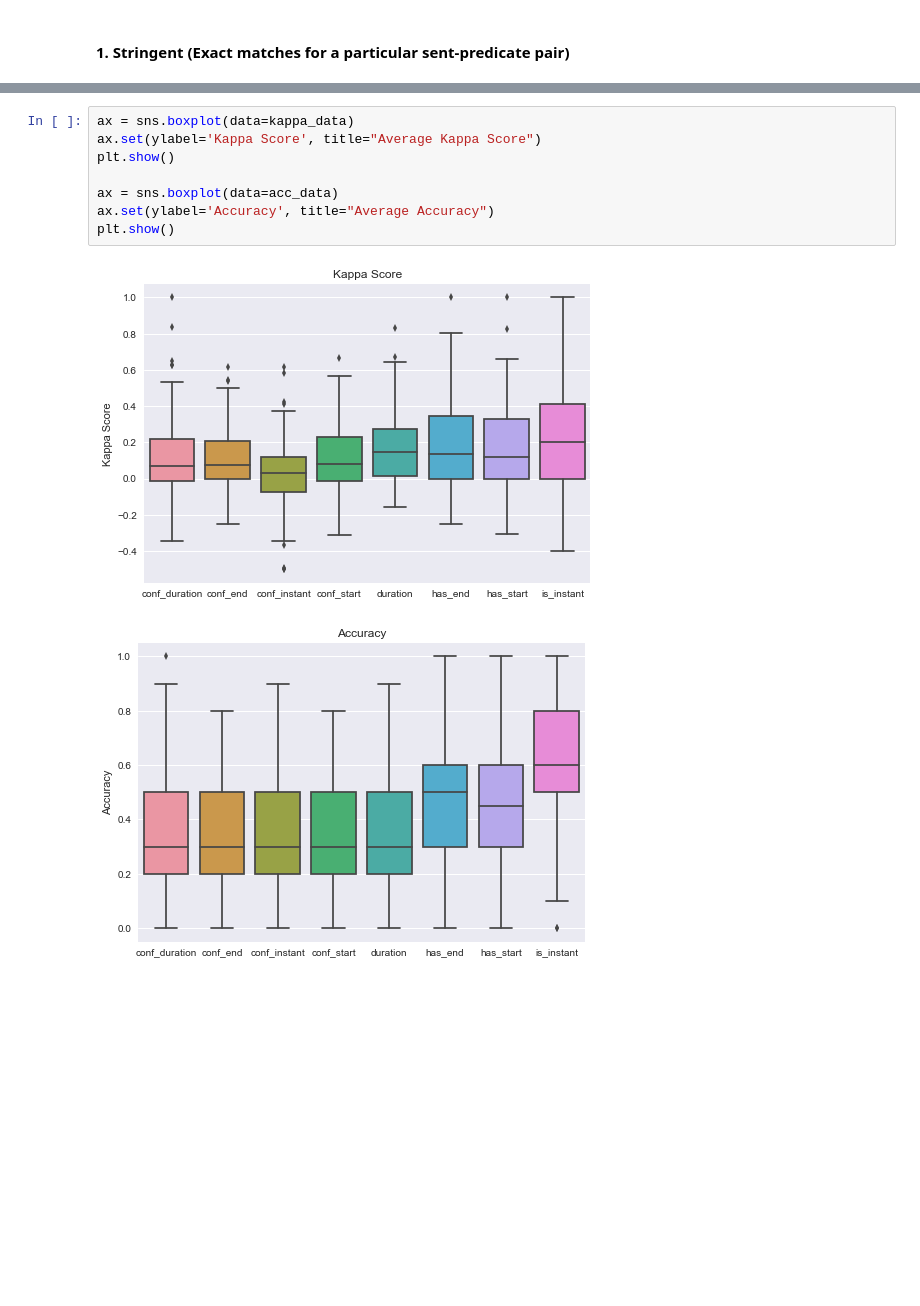
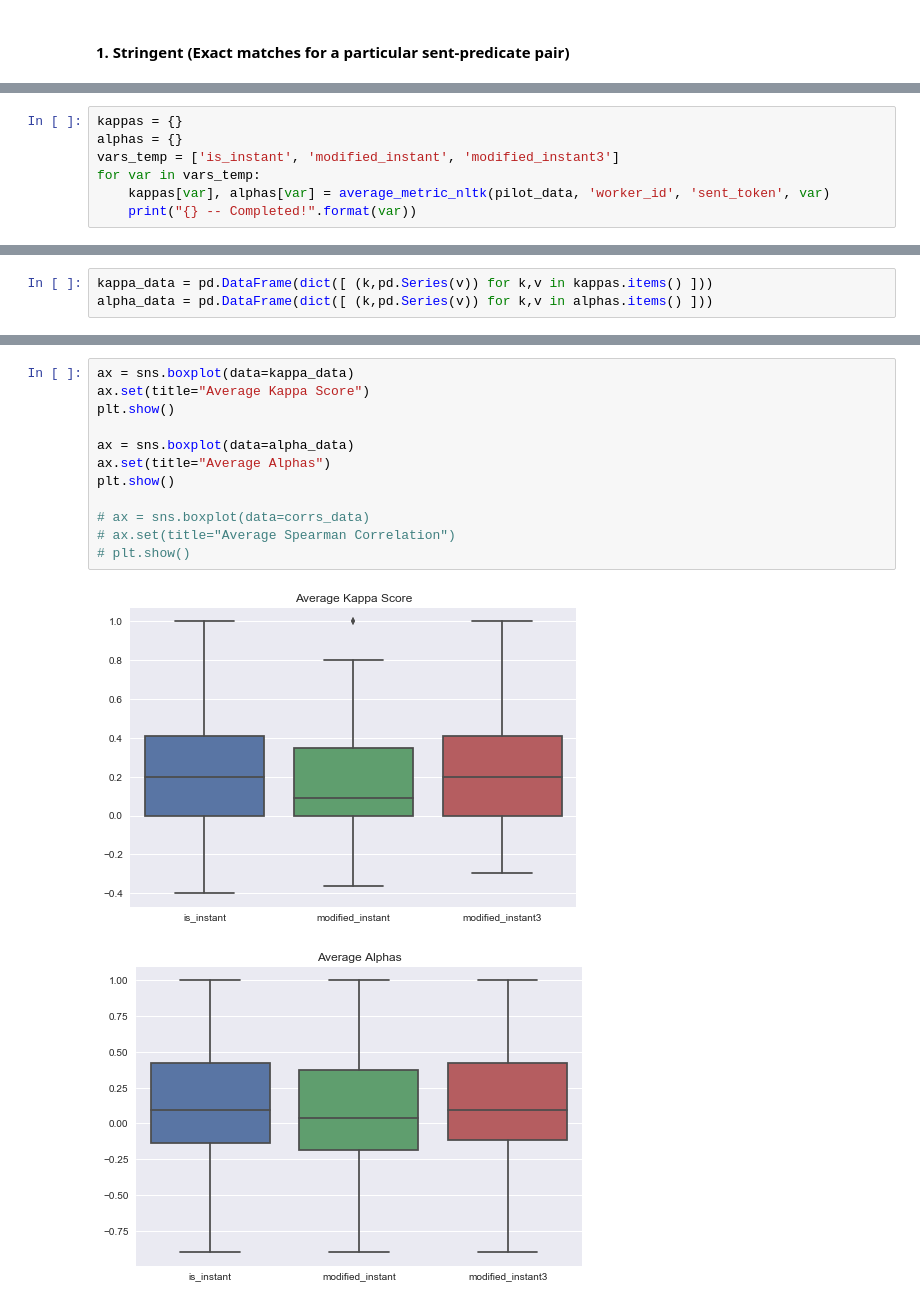
Before and after one commit to mdheller/factslab-protocols, a Jupyter notebook: Temporal_relations/testing_HIT/pilot_data_processing_v0.1.ipynb, the cells around one changed output, grey strips where cells are left out. Cells and saved outputs as stored; diff of their text form; blank space fills up the shorter version.

```diff
--- a/Temporal_relations/testing_HIT/pilot_data_processing_v0.1.ipynb
+++ b/Temporal_relations/testing_HIT/pilot_data_processing_v0.1.ipynb
@@ -212,0 +409,7 @@ def average_kappa_acc(data, worker_id, key_var, check_var):
+# %%
+kappas = {}
+alphas = {}
+vars_temp = ['is_instant', 'modified_instant', 'modified_instant3']
+for var in vars_temp:
+    kappas[var], alphas[var] = average_metric_nltk(pilot_data, 'worker_id', 'sent_token', var)
+    print("{} -- Completed!".format(var))
@@ -231,0 +428,3 @@ acc_data = pd.DataFrame.from_dict(accs)
+# %%
+kappa_data = pd.DataFrame(dict([ (k,pd.Series(v)) for k,v in kappas.items() ]))
+alpha_data = pd.DataFrame(dict([ (k,pd.Series(v)) for k,v in alphas.items() ]))
@@ -232,11 +455,15 @@ acc_data = pd.DataFrame.from_dict(accs)
 # %%
 ax = sns.boxplot(data=kappa_data)
-ax.set(ylabel='Kappa Score', title="Average Kappa Score")
+ax.set(title="Average Kappa Score")
 plt.show()
 
-ax = sns.boxplot(data=acc_data)
-ax.set(ylabel='Accuracy', title="Average Accuracy")
+ax = sns.boxplot(data=alpha_data)
+ax.set(title="Average Alphas")
 plt.show()
+
+# ax = sns.boxplot(data=corrs_data)
+# ax.set(title="Average Spearman Correlation")
+# plt.show()
 # %% [output]
-[figure, old version]
+[figure, new version]
-[figure, old version]
+[figure, new version]
```
Also changed, not shown: parts of 22 cells of this notebook, 1 other file.
